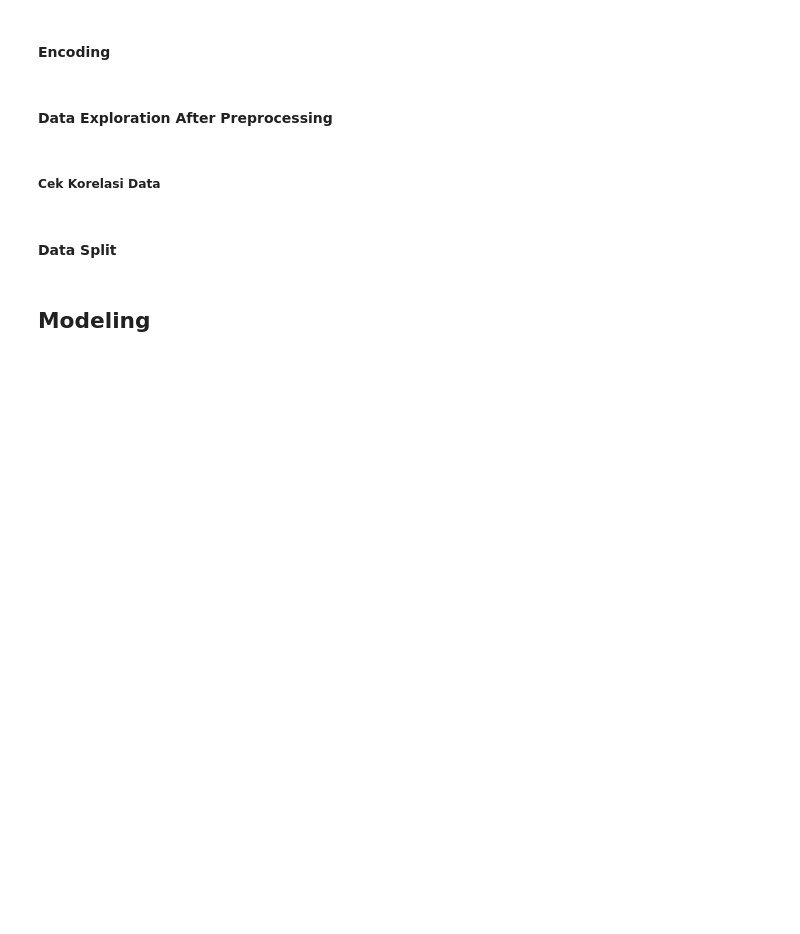
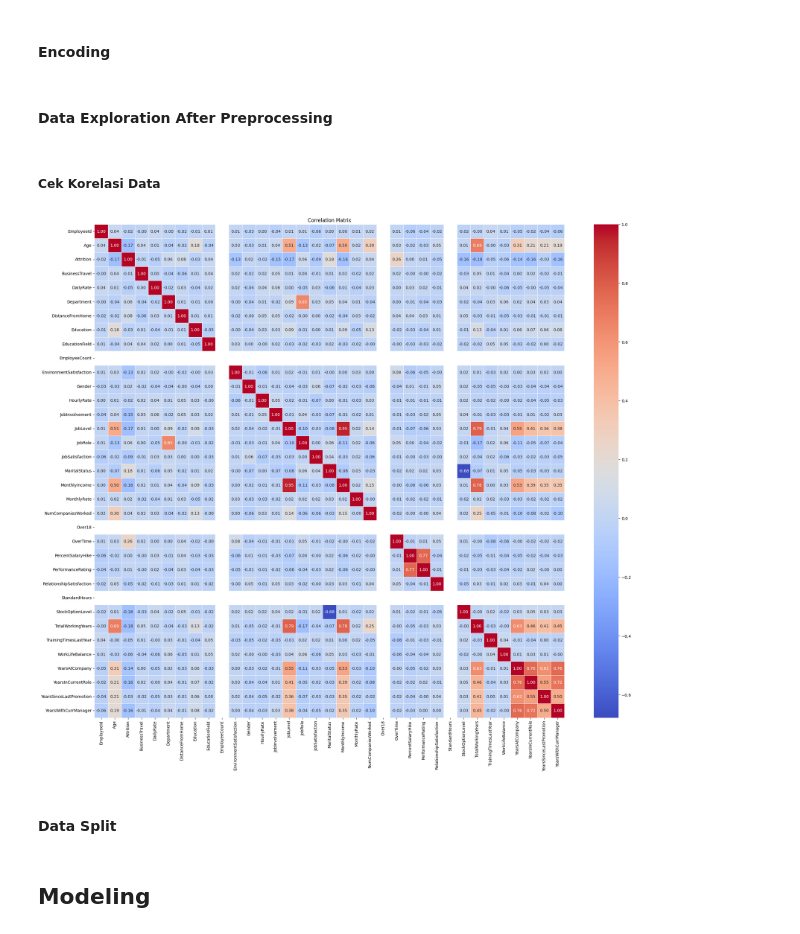
Before and after one commit to Sulbae/HR-Dashboard, a Jupyter notebook: notebook.ipynb, the cells around one changed output. Drawn from its saved outputs; the diff is of its cells as text; code cells hidden in the pictures; blank space fills up the shorter version.

```diff
--- a/notebook.ipynb
+++ b/notebook.ipynb
@@ -272,9 +270,22 @@ Missing values after handling:
 # %% [markdown]
 #### Encoding
+# %%
+for col in categorical_features:
+    le = LabelEncoder()
+    df[col] = le.fit_transform(df[col])
 # %% [markdown]
 #### Data Exploration After Preprocessing
 # %% [markdown]
 ##### Cek Korelasi Data
+# %%
+corr = df.corr()
+
+plt.figure(figsize=(26, 22))
+sns.heatmap(corr, annot=True, cmap='coolwarm', fmt='.2f', linewidths=0.5)
+plt.title('Correlation Matrix')
+plt.show()
+# %% [output]
+[figure, added]
 # %% [markdown]
 #### Data Split
 # %%
```
Also changed, not shown: parts of 1 cell of this notebook.
